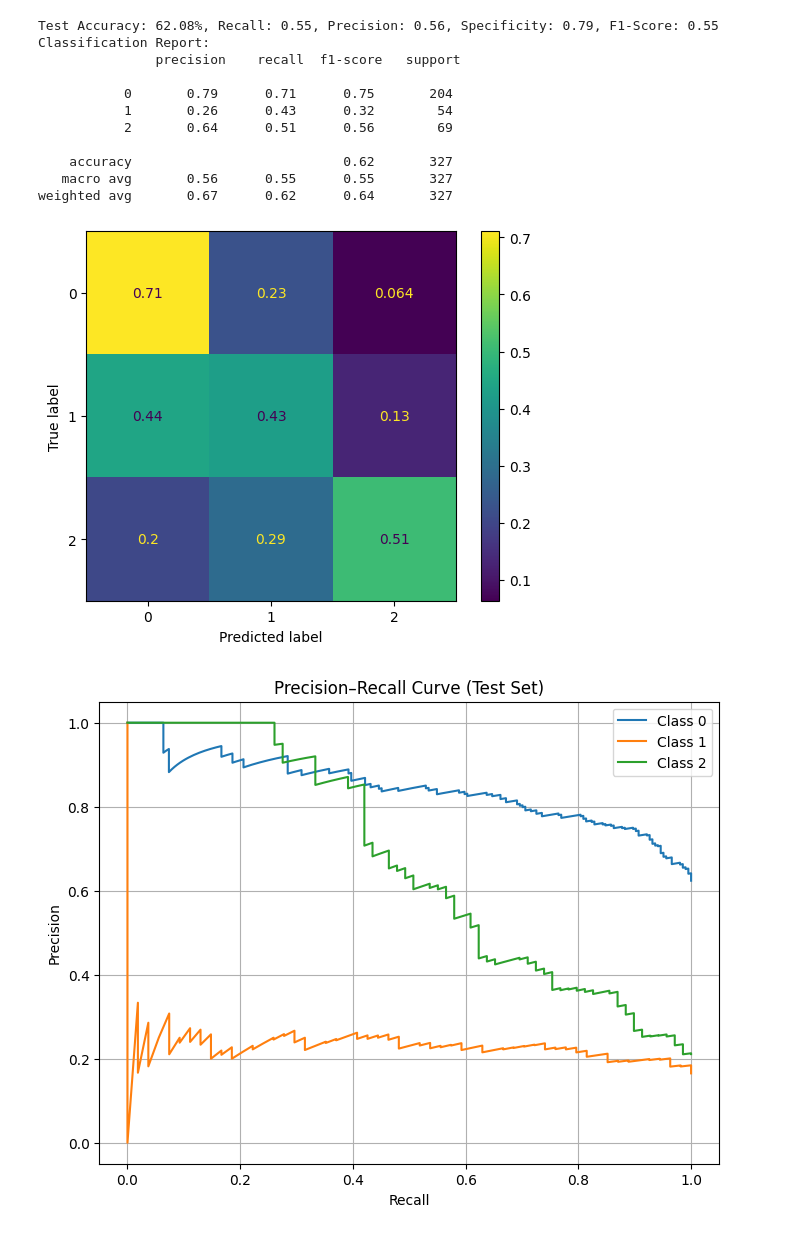
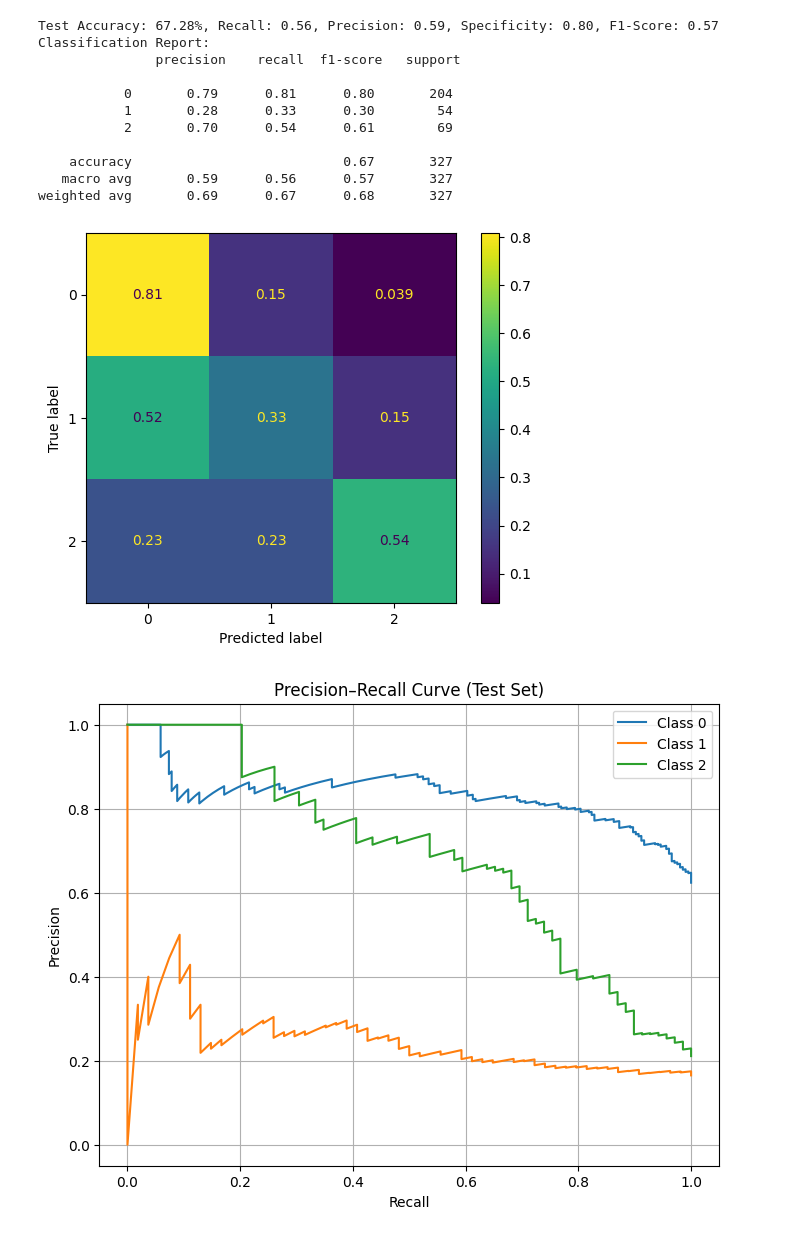
Before and after one commit to matthewmcgrath80/final_project, a Jupyter notebook: final_project_MESSIDOR2_without_3_4.ipynb, the cells around one changed output. Cells and saved outputs as stored; diff of their text form; code cells hidden in the pictures.

```diff
--- a/final_project_MESSIDOR2_without_3_4.ipynb
+++ b/final_project_MESSIDOR2_without_3_4.ipynb
@@ -145,7 +145,7 @@ optimizer = torch.optim.Adam([
 
 # Model training
 
-total_epoch = 10
+total_epoch = 15
 recall_macro = MulticlassRecall(num_classes=3, average="macro").to(device)
 precision_macro = MulticlassPrecision(num_classes=3, average="macro").to(device)
 specificity_macro = MulticlassSpecificity(num_classes=3, average="macro").to(device)
@@ -507,7 +507,7 @@ optimizer = torch.optim.Adam([
 
 # Model training
 
-total_epoch = 20
+total_epoch = 25
 recall_macro = MulticlassRecall(num_classes=3, average="macro").to(device)
 precision_macro = MulticlassPrecision(num_classes=3, average="macro").to(device)
 specificity_macro = MulticlassSpecificity(num_classes=3, average="macro").to(device)
@@ -688,13 +688,13 @@ weighted avg       0.90      0.89      0.89      1307
-Test Accuracy: 62.08%, Recall: 0.55, Precision: 0.56, Specificity: 0.79, F1-Score: 0.55
+Test Accuracy: 67.28%, Recall: 0.56, Precision: 0.59, Specificity: 0.80, F1-Score: 0.57
 Classification Report:
                precision    recall  f1-score   support
 
-           0       0.79      0.71      0.75       204
-           1       0.26      0.43      0.32        54
-           2       0.64      0.51      0.56        69
+           0       0.79      0.81      0.80       204
+           1       0.28      0.33      0.30        54
+           2       0.70      0.54      0.61        69
 
-    accuracy                           0.62       327
-   macro avg       0.56      0.55      0.55       327
-weighted avg       0.67      0.62      0.64       327
+    accuracy                           0.67       327
+   macro avg       0.59      0.56      0.57       327
+weighted avg       0.69      0.67      0.68       327
-[figure, old version]
+[figure, new version]
-[figure, old version]
+[figure, new version]
```
Also changed, not shown: parts of 4 cells of this notebook.
